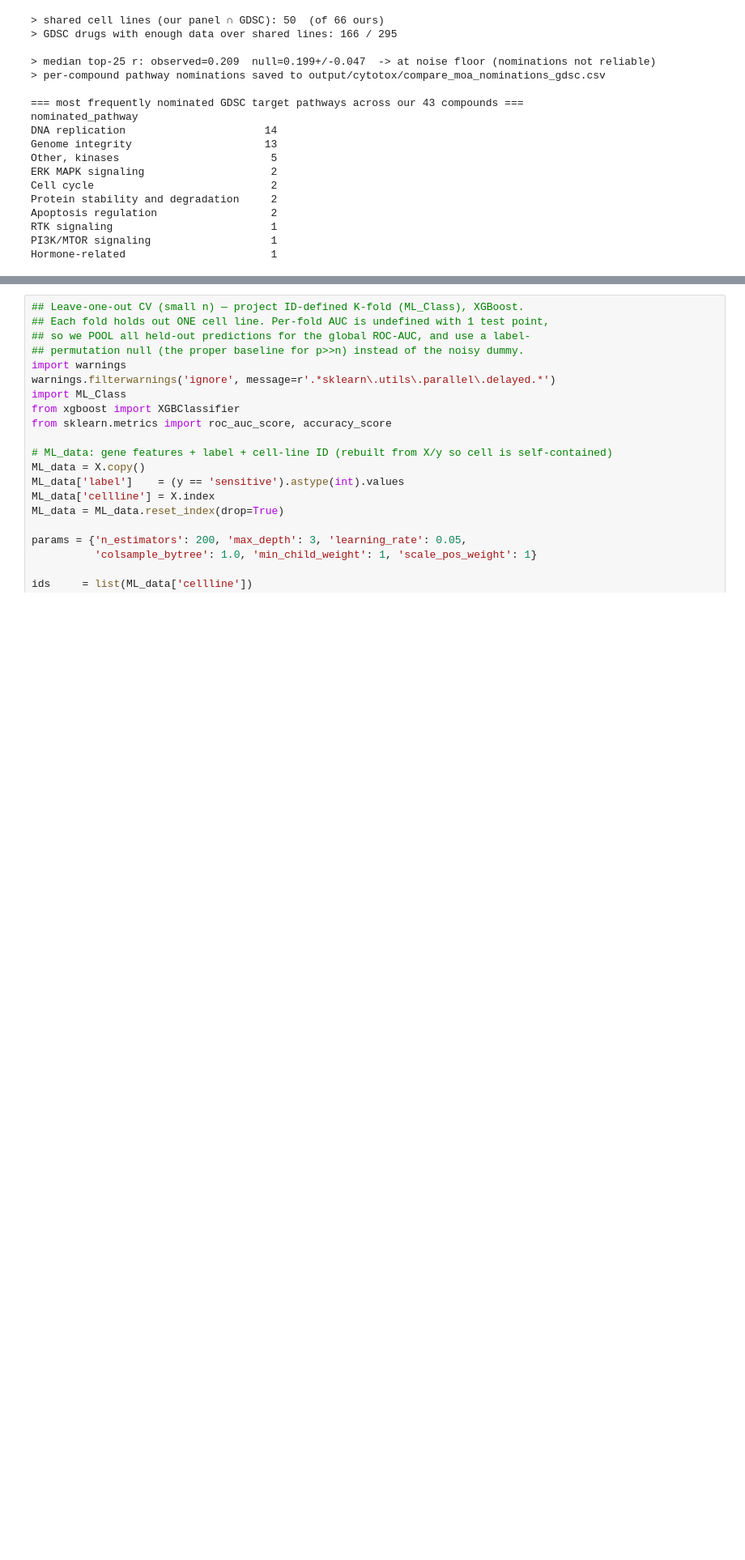
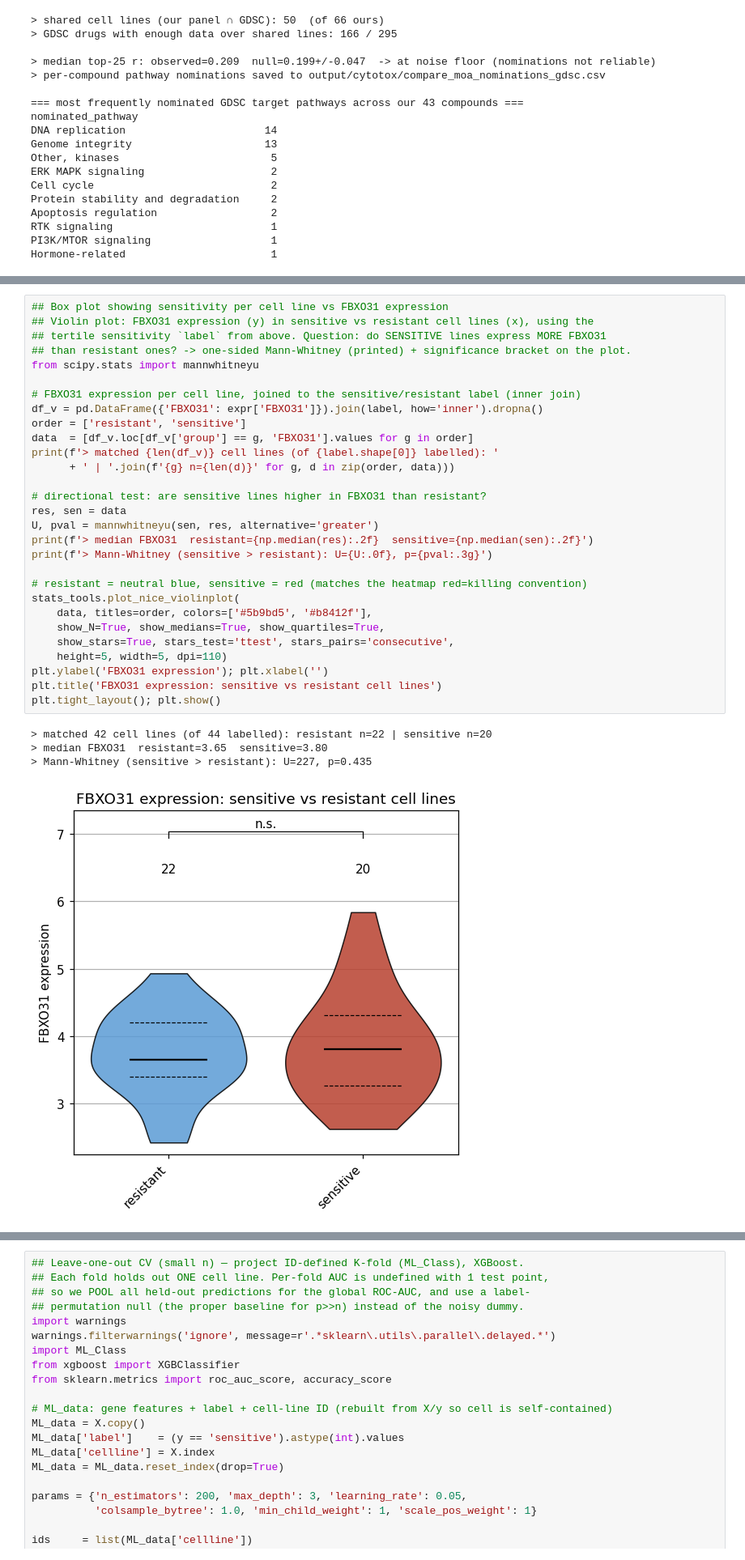
Before and after one commit to gtamo39/MS_ML, a Jupyter notebook: vignettes/MS_cytotox.ipynb, the cells around one changed output, grey strips where cells are left out. Shown at 81% size. Drawn from its saved outputs; the diff is of its cells as text; blank space fills up the shorter version.

```diff
--- a/vignettes/MS_cytotox.ipynb
+++ b/vignettes/MS_cytotox.ipynb
@@ -710,3 +728,37 @@ group
 sensitive    22
 resistant    22
 Name: count, dtype: int64
+# %%
+## Box plot showing sensitivity per cell line vs FBXO31 expression
+## Violin plot: FBXO31 expression (y) in sensitive vs resistant cell lines (x), using the
+## tertile sensitivity `label` from above. Question: do SENSITIVE lines express MORE FBXO31
+## than resistant ones? -> one-sided Mann-Whitney (printed) + significance bracket on the plot.
+from scipy.stats import mannwhitneyu
+
+# FBXO31 expression per cell line, joined to the sensitive/resistant label (inner join)
+df_v = pd.DataFrame({'FBXO31': expr['FBXO31']}).join(label, how='inner').dropna()
+order = ['resistant', 'sensitive']
+data  = [df_v.loc[df_v['group'] == g, 'FBXO31'].values for g in order]
+print(f'> matched {len(df_v)} cell lines (of {label.shape[0]} labelled): '
+      + ' | '.join(f'{g} n={len(d)}' for g, d in zip(order, data)))
+
+# directional test: are sensitive lines higher in FBXO31 than resistant?
+res, sen = data
+U, pval = mannwhitneyu(sen, res, alternative='greater')
+print(f'> median FBXO31  resistant={np.median(res):.2f}  sensitive={np.median(sen):.2f}')
+print(f'> Mann-Whitney (sensitive > resistant): U={U:.0f}, p={pval:.3g}')
+
+# resistant = neutral blue, sensitive = red (matches the heatmap red=killing convention)
+stats_tools.plot_nice_violinplot(
+    data, titles=order, colors=['#5b9bd5', '#b8412f'],
+    show_N=True, show_medians=True, show_quartiles=True,
+    show_stars=True, stars_test='ttest', stars_pairs='consecutive',
+    height=5, width=5, dpi=110)
+plt.ylabel('FBXO31 expression'); plt.xlabel('')
+plt.title('FBXO31 expression: sensitive vs resistant cell lines')
+plt.tight_layout(); plt.show()
+# %% [output]
+> matched 42 cell lines (of 44 labelled): resistant n=22 | sensitive n=20
+> median FBXO31  resistant=3.65  sensitive=3.80
+> Mann-Whitney (sensitive > resistant): U=227, p=0.435
+[figure, added]
```
Also changed, not shown: parts of 18 cells of this notebook, 4 other files.
